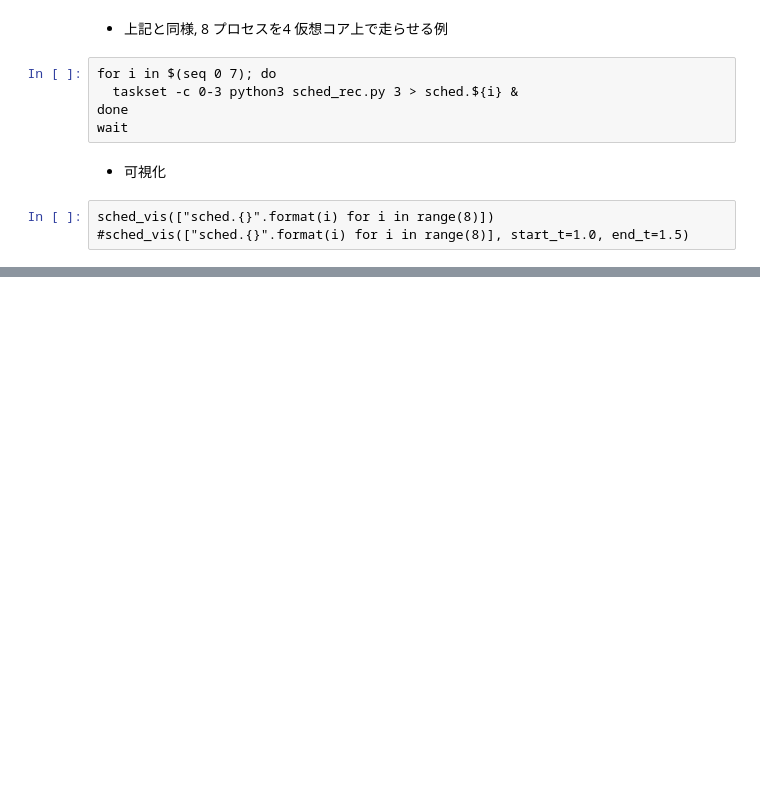
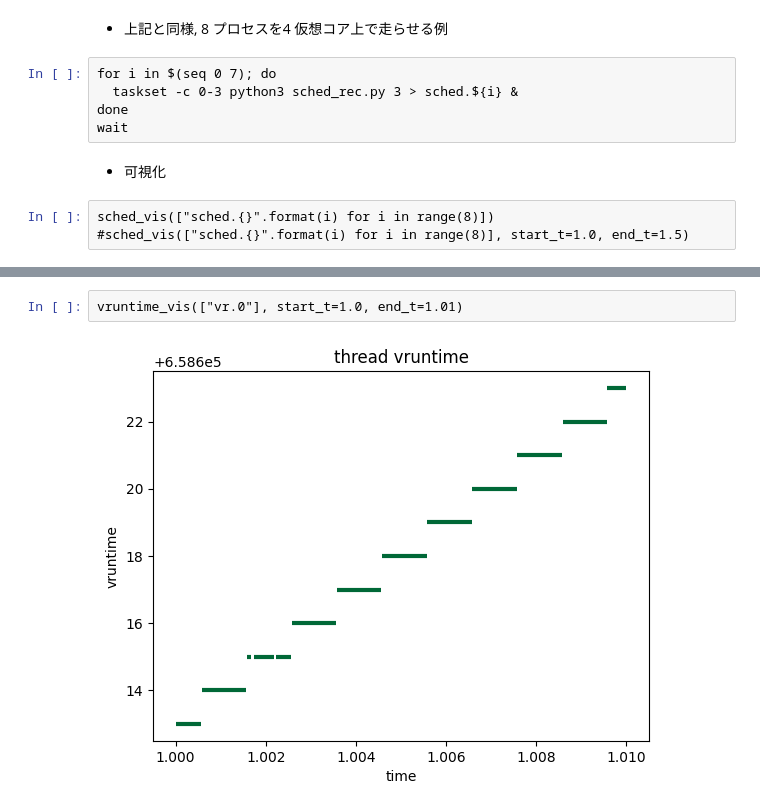
Before and after one commit to taura/operating-systems, a Jupyter notebook: jupyter/notebooks/source/os04_sched/os04_sched.sos.ipynb, the cells around one changed output, grey strips where cells are left out. Saved outputs shown, nothing was run; the diff lists cells and outputs as text; blank space fills up the shorter version.

```diff
--- a/jupyter/notebooks/source/os04_sched/os04_sched.sos.ipynb
+++ b/jupyter/notebooks/source/os04_sched/os04_sched.sos.ipynb
@@ -304,0 +533,4 @@ sched_vis(["sched.{}".format(i) for i in range(8)])
+# %%
+vruntime_vis(["vr.0"], start_t=1.0, end_t=1.01)
+# %% [output]
+[figure, added]
```
Also changed, not shown: parts of 39 cells of this notebook, 12 other files.
